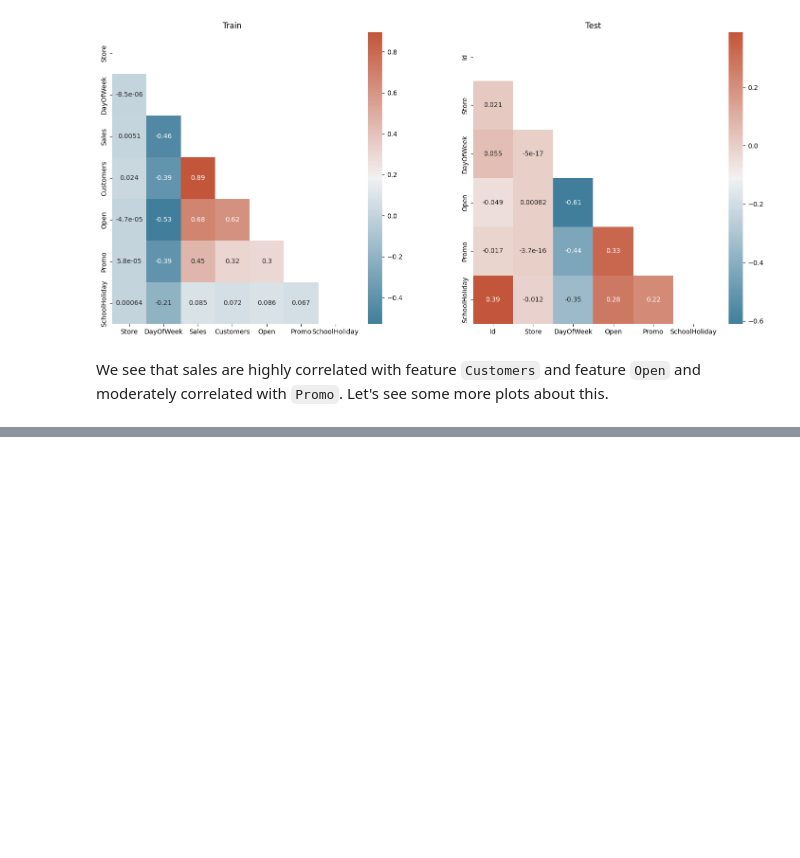
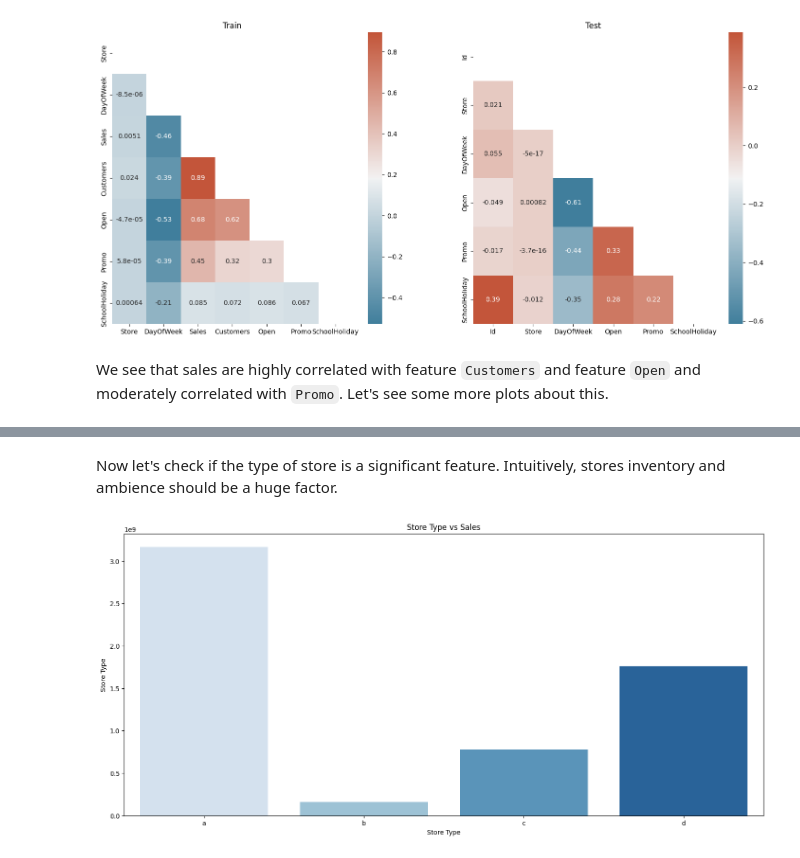
Before and after one commit to susannahsu/rossman-store-sales, a Jupyter notebook: rossman_sales_prediction.ipynb, the cells around one changed output, grey strips where cells are left out. Cells and saved outputs as stored; diff of their text form; code cells hidden in the pictures; blank space fills up the shorter version.

```diff
--- a/rossman_sales_prediction.ipynb
+++ b/rossman_sales_prediction.ipynb
@@ -221,0 +254,12 @@ We see that sales are highly correlated with feature `Customers` and feature `Op
+# %% [markdown]
+Now let's check if the type of store is a significant feature. Intuitively, stores inventory and ambience should be a huge factor.
+# %%
+plt.figure(figsize=(18,8))
+temp_df = pd.DataFrame(df.groupby('StoreType')['Sales'].sum()).reset_index()
+sns.barplot(x=temp_df['StoreType'], y=temp_df['Sales'], palette='Blues')
+plt.title("Store Type vs Sales")
+plt.xlabel("Store Type")
+plt.ylabel("Store Type")
+plt.show()
+# %% [output]
+[figure, added]
```
Also changed, not shown: parts of 17 cells of this notebook.
